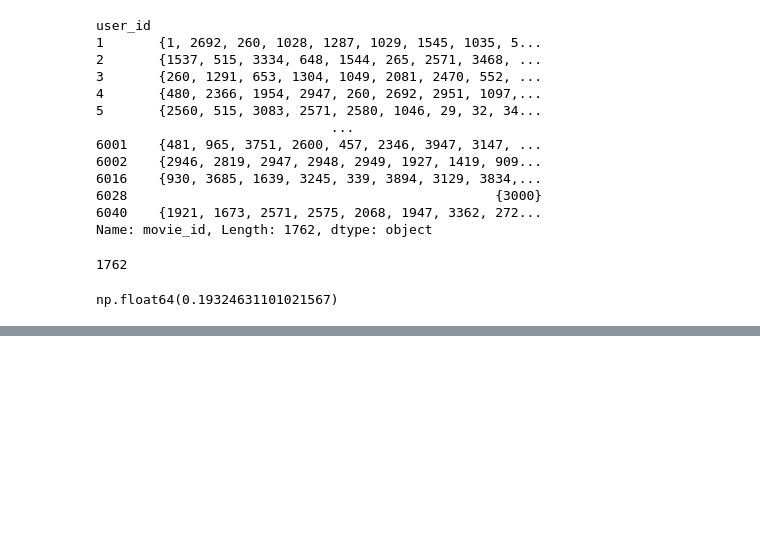
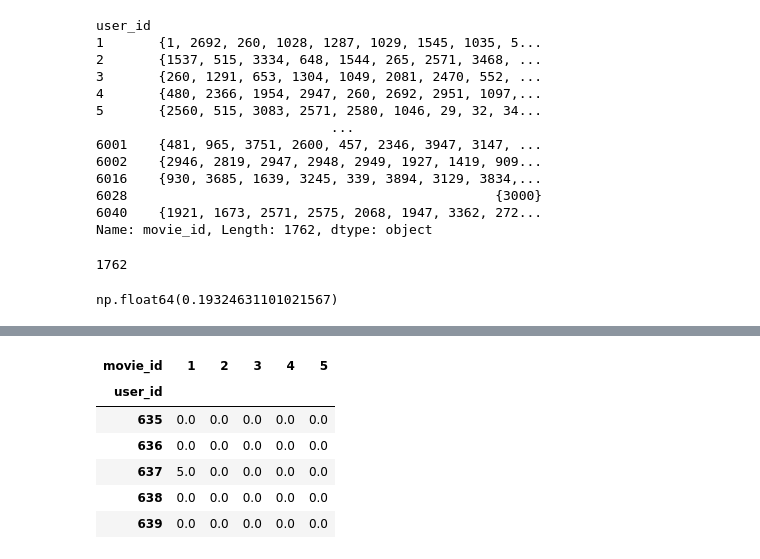
Before and after one commit to RaGHaV-186/filmhaus, a Jupyter notebook: filmhaus.ipynb, the cells around one changed output, grey strips where cells are left out. Drawn from its saved outputs; the diff is of its cells as text; code cells hidden in the pictures; blank space fills up the shorter version.

```diff
--- a/filmhaus.ipynb
+++ b/filmhaus.ipynb
@@ -175,0 +200,12 @@ np.float64(0.19324631101021567)
+# %%
+user_item = user_item.fillna(0)
+# %%
+user_item.iloc[:5, :5]
+# %% [output]
+| movie_id | 1 | 2 | 3 | 4 | 5 |
+| user_id |  |  |  |  |  |
+| 635 | 0.0 | 0.0 | 0.0 | 0.0 | 0.0 |
+| 636 | 0.0 | 0.0 | 0.0 | 0.0 | 0.0 |
+| 637 | 5.0 | 0.0 | 0.0 | 0.0 | 0.0 |
+| 638 | 0.0 | 0.0 | 0.0 | 0.0 | 0.0 |
+| 639 | 0.0 | 0.0 | 0.0 | 0.0 | 0.0 |
```
Also changed, not shown: parts of 23 cells of this notebook.
